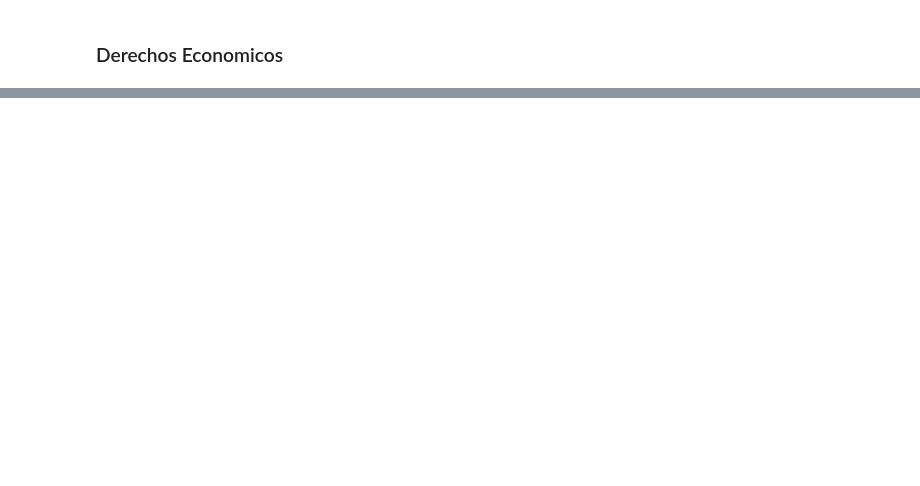
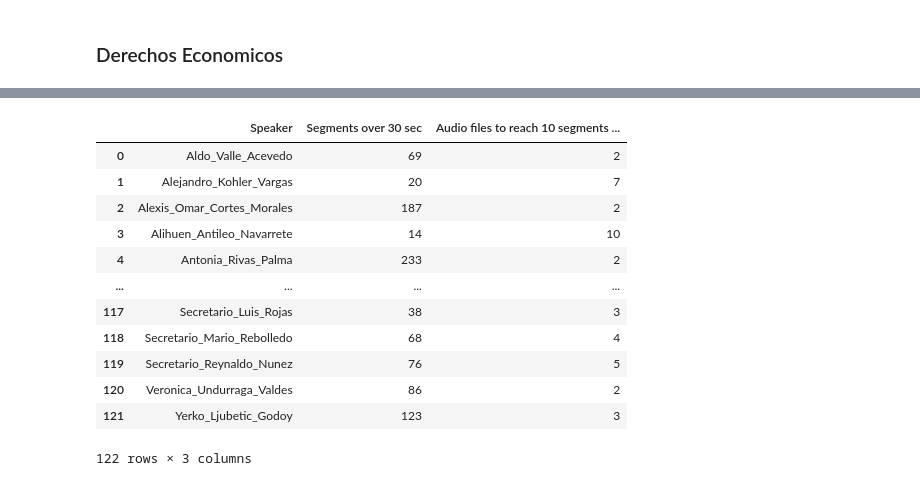
Before and after one commit to eduardo-onate/sr-study, a Jupyter notebook: bdd.ipynb, the cells around one changed output, grey strips where cells are left out. Saved outputs shown, nothing was run; the diff lists cells and outputs as text; code cells hidden in the pictures; blank space fills up the shorter version.

```diff
--- a/bdd.ipynb
+++ b/bdd.ipynb
@@ -272,4 +298,4 @@ def print_distribution_info(distribution):
         print()
 # %%
 root_dir = '/home/edu/data/datasets/PCCh23'
-distribution = get_audio_length_distribution(root_dir)
+distribution = get_audios_over_threshold(root_dir)
@@ -275,0 +322,9 @@ distribution = get_audio_length_distribution(root_dir)
+# %%
+import pandas as pd
+
+eligible = {}
+for key in distribution.keys():
+    eligible[key] = sum(distribution[key]['possible_segments'])
+
+df = pd.DataFrame(eligible.items(), columns=['Folder', 'Segments'])
+# eligible = sorted(eligible.items(), key=lambda item: item[1], reverse=True)
@@ -275,0 +347,40 @@ distribution = get_audio_length_distribution(root_dir)
+# %%
+data = {}
+keys = []
+sum_possible_segments = []
+i_possible_segments = []
+for key in distribution.keys():
+    possible_segments = distribution[key]['possible_segments']
+
+    count = 0
+    for i in range(len(possible_segments)):
+        if count < 10:
+            count += possible_segments[i]
+        else:
+            break
+    keys.append(key)
+    sum_possible_segments.append(sum(possible_segments))
+    i_possible_segments.append(i)
+data = {
+    'Speaker': keys,
+    'Segments over 30 sec': sum_possible_segments,
+    'Audio files to reach 10 segments over 30 sec': i_possible_segments}
+
+df = pd.DataFrame(data)
+# eligible = sorted(eligible.items(), key=lambda item: item[1], reverse=True)
+# %%
+df
+# %% [output]
+|  | Speaker | Segments over 30 sec | Audio files to reach 10 segments ... |
+| 0 | Aldo_Valle_Acevedo | 69 | 2 |
+| 1 | Alejandro_Kohler_Vargas | 20 | 7 |
+| 2 | Alexis_Omar_Cortes_Morales | 187 | 2 |
+| 3 | Alihuen_Antileo_Navarrete | 14 | 10 |
+| 4 | Antonia_Rivas_Palma | 233 | 2 |
+| ... | ... | ... | ... |
+| 117 | Secretario_Luis_Rojas | 38 | 3 |
+| 118 | Secretario_Mario_Rebolledo | 68 | 4 |
+| 119 | Secretario_Reynaldo_Nunez | 76 | 5 |
+| 120 | Veronica_Undurraga_Valdes | 86 | 2 |
+| 121 | Yerko_Ljubetic_Godoy | 123 | 3 |
+122 rows × 3 columns
```
Also changed, not shown: parts of 4 cells of this notebook, 1 other file.
